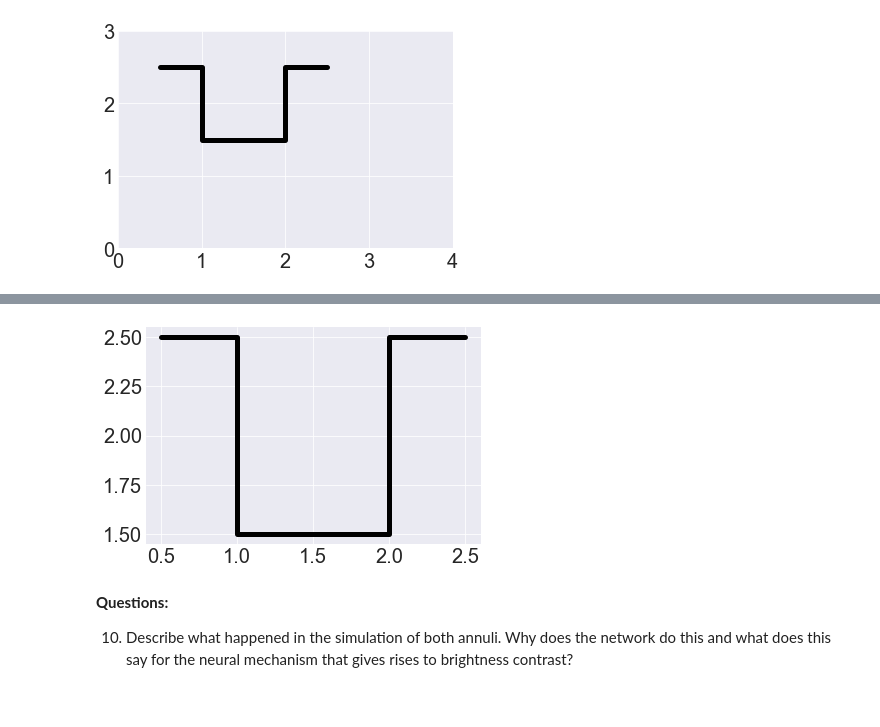
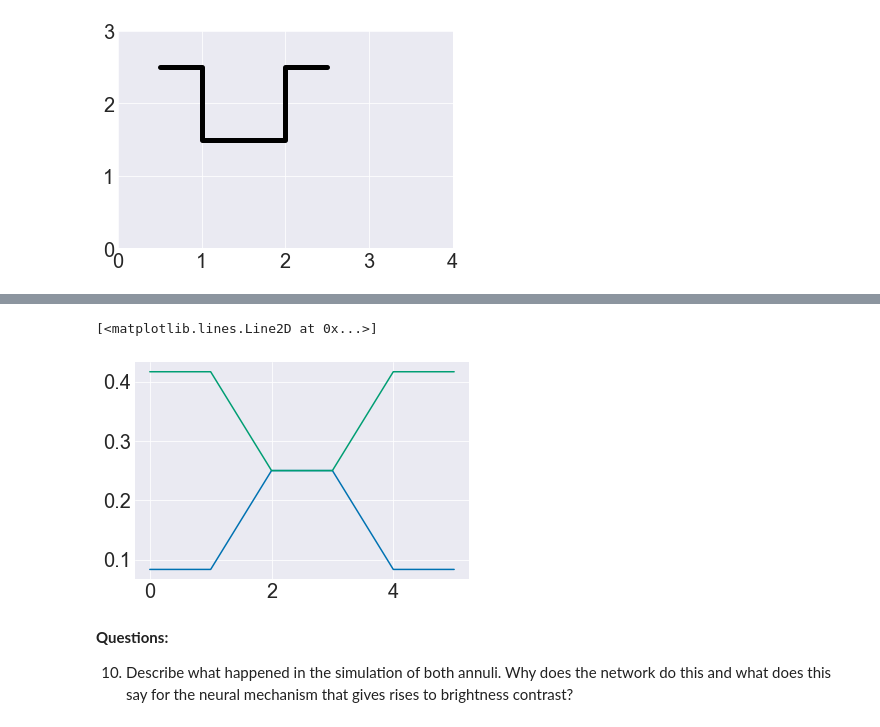
Before and after one commit to ejseal21/Computational-Neuroscience, a Jupyter notebook: Project3/CompNets.ipynb, the cells around one changed output, grey strips where cells are left out. Drawn from its saved outputs; the diff is of its cells as text; code cells hidden in the pictures.

```diff
--- a/Project3/CompNets.ipynb
+++ b/Project3/CompNets.ipynb
@@ -333,11 +333,14 @@ plt.plot(net_acts[-1],[.5,.5,1.5,1.5,.5,.5])
 # %%
-x = [.5,1,1,2,2,2.5]
-y = [2.5,2.5,1.5,1.5,2.5,2.5]
+x2 = [.5,1,1,2,2,2.5]
+y2 = [2.5,2.5,1.5,1.5,2.5,2.5]
-# %%
-plt.plot(x, y, c='black', lw="5")
-net_acts = competitive_nets.lateral_inhibition(np.array(x), 1, 1, t_max = 3, dt = .001)
-# %% [output]
-[figure, removed]
+# %%
+net_acts1 = competitive_nets.lateral_inhibition(np.array(y1), A=1, B=1, t_max = 3, dt = .001)
+net_acts2 = competitive_nets.lateral_inhibition(np.array(y2), A=-7, B=1, t_max = 3, dt = .001)
+plt.plot(net_acts1[-1])
+plt.plot(net_acts2[-1])
+# %% [output]
+[<matplotlib.lines.Line2D at 0x...>]
+[figure, added]
 # %% [markdown]
 **Questions:**
 
```
Also changed, not shown: parts of 3 cells of this notebook, 1 other file.
